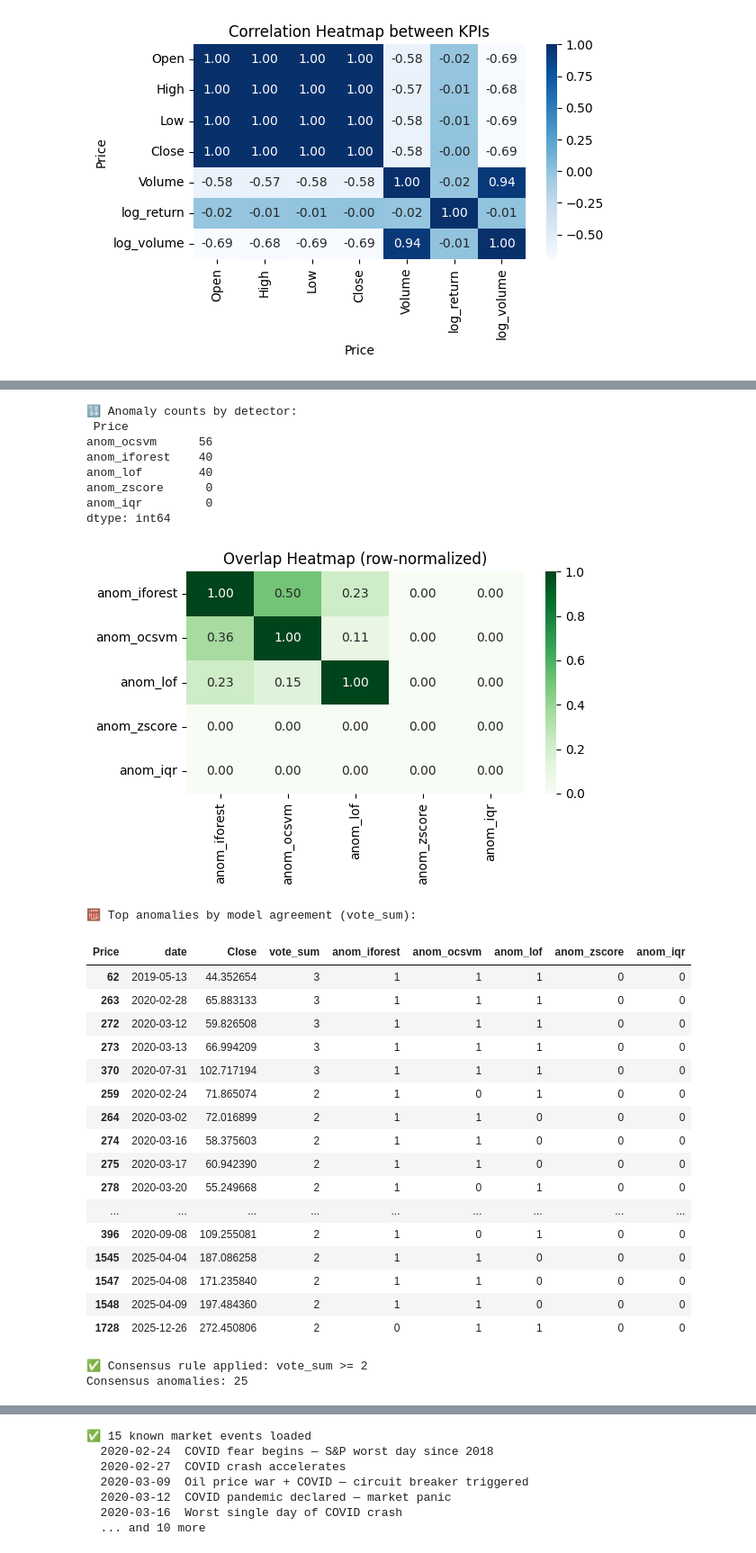
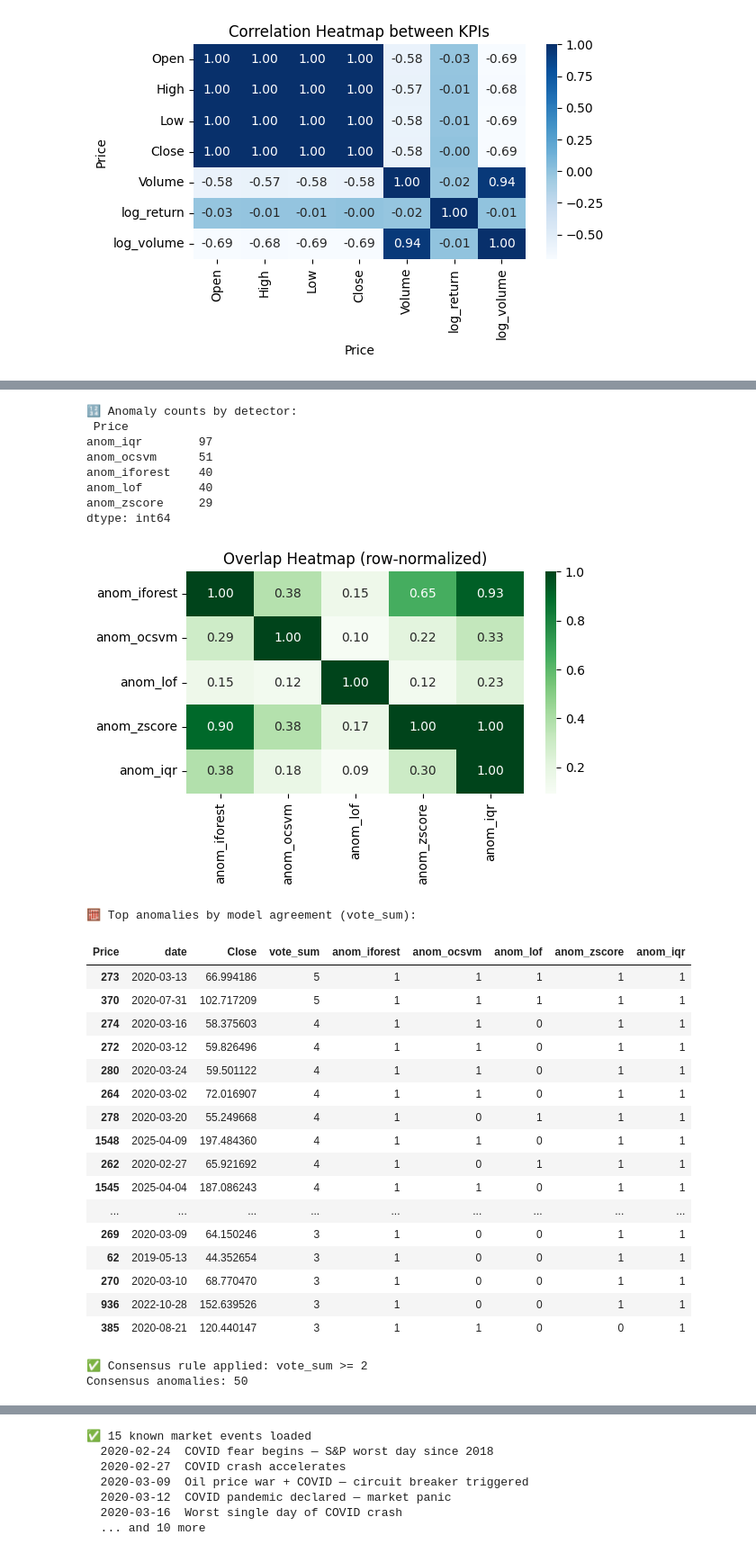
Before and after one commit to dhwanil1907/kpi-anomaly-detector, a Jupyter notebook: notebook/kpi.ipynb, the cells around one changed output, grey strips where cells are left out. Shown at 90% size. Cells and saved outputs as stored; diff of their text form; code cells hidden in the pictures.

```diff
--- a/notebook/kpi.ipynb
+++ b/notebook/kpi.ipynb
@@ -261,16 +261,8 @@ Shape: (1955, 17)
 # =========================================================
 
 # --- Feature columns for ML models ---
-_base_feat = [
-    TARGET,
-    f"{TARGET}_lag_7", f"{TARGET}_lag_28",
-    f"{TARGET}_rollmean_7", f"{TARGET}_rollstd_7",
-    f"{TARGET}_pct_change_1", f"{TARGET}_pct_change_7",
-    "log_return", "log_volume",
-    "dow", "month", "is_weekend",
-]
-# Include Volume if available (captures unusual trading activity)
-feature_cols = [c for c in _base_feat + ["Volume"] if c in df_feat.columns]
+# Stationary inputs only (returns/changes, not price levels), per the ADF result above
+feature_cols = feature_columns(df_feat, TARGET)
 
 X = df_feat[feature_cols].fillna(0).to_numpy()
 
@@ -285,8 +277,10 @@ decision_scores = iforest.decision_function(X)
 anomaly_flags   = (iforest.predict(X) == -1).astype(int)
 
 # --- Combine all results ---
-z, zmask = zscore_flags(df_feat[TARGET], 3.0)
-imask, _ = iqr_flags(df_feat[TARGET], 1.5)
+# Statistical baselines on 1-day % change: raw price trends, so z-score/IQR on levels flag nothing
+stat_series = df_feat[f"{TARGET}_pct_change_1"]
+z, zmask = zscore_flags(stat_series, 3.0)
+imask, _ = iqr_flags(stat_series, 1.5)
 
 df_det = df_feat[["date", TARGET]].copy()
 df_det["zscore"]        = z
@@ -453,58 +447,58 @@ plt.title("Overlap Heatmap (row-normalized)")
 plt.tight_layout()
 plt.show()
 
 # 4) Simple voting ensemble (sum of flags) and top anomalies table
 df_det["vote_sum"] = df_det[flag_cols].sum(axis=1)
 top_anoms = (df_det[df_det["vote_sum"] > 0]
-             .sort_values(["vote_sum", "date"], ascending=[False, True])
+             .sort_values(["vote_sum", "iforest_score"], ascending=[False, True])
              .loc[:, ["date", TARGET, "vote_sum"] + flag_cols]
              .head(20))
 
 print("🧮 Top anomalies by model agreement (vote_sum):")
 display(top_anoms)
 
 # 5) Optional: plot with a chosen consensus rule (e.g., vote_sum >= 2)
 CONSENSUS_K = 2  # change to 1 (any), 2 (at least two), 3 (strict), etc.
 df_det["anom_consensus"] = (df_det["vote_sum"] >= CONSENSUS_K).astype(int)
 
 print(f"✅ Consensus rule applied: vote_sum >= {CONSENSUS_K}")
 print("Consensus anomalies:", int(df_det["anom_consensus"].sum()))
 
 # Visualize consensus anomalies on the series
 plot_series_with_anoms(
     df_det, "date", TARGET, "anom_consensus",
     f"{CFG['data']['ticker']} {TARGET} — Consensus Anomalies (vote_sum ≥ {CONSENSUS_K})",
 ).show()
 # %% [output]
 🔢 Anomaly counts by detector:
  Price
-anom_ocsvm      56
+anom_iqr        97
+anom_ocsvm      51
 anom_iforest    40
 anom_lof        40
-anom_zscore      0
-anom_iqr         0
+anom_zscore     29
 dtype: int64
-[figure, old version]
+[figure, new version]
 🧮 Top anomalies by model agreement (vote_sum):
 | Price | date | Close | vote_sum | anom_iforest | anom_ocsvm | anom_lof | anom_zscore | anom_iqr |
-| 62 | 2019-05-13 | 44.352654 | 3 | 1 | 1 | 1 | 0 | 0 |
-| 263 | 2020-02-28 | 65.883133 | 3 | 1 | 1 | 1 | 0 | 0 |
-| 272 | 2020-03-12 | 59.826508 | 3 | 1 | 1 | 1 | 0 | 0 |
-| 273 | 2020-03-13 | 66.994209 | 3 | 1 | 1 | 1 | 0 | 0 |
-| 370 | 2020-07-31 | 102.717194 | 3 | 1 | 1 | 1 | 0 | 0 |
-| 259 | 2020-02-24 | 71.865074 | 2 | 1 | 0 | 1 | 0 | 0 |
-| 264 | 2020-03-02 | 72.016899 | 2 | 1 | 1 | 0 | 0 | 0 |
-| 274 | 2020-03-16 | 58.375603 | 2 | 1 | 1 | 0 | 0 | 0 |
-| 275 | 2020-03-17 | 60.942390 | 2 | 1 | 1 | 0 | 0 | 0 |
-| 278 | 2020-03-20 | 55.249668 | 2 | 1 | 0 | 1 | 0 | 0 |
+| 273 | 2020-03-13 | 66.994186 | 5 | 1 | 1 | 1 | 1 | 1 |
+| 370 | 2020-07-31 | 102.717209 | 5 | 1 | 1 | 1 | 1 | 1 |
+| 274 | 2020-03-16 | 58.375603 | 4 | 1 | 1 | 0 | 1 | 1 |
+| 272 | 2020-03-12 | 59.826496 | 4 | 1 | 1 | 0 | 1 | 1 |
+| 280 | 2020-03-24 | 59.501122 | 4 | 1 | 1 | 0 | 1 | 1 |
+| 264 | 2020-03-02 | 72.016907 | 4 | 1 | 1 | 0 | 1 | 1 |
+| 278 | 2020-03-20 | 55.249668 | 4 | 1 | 0 | 1 | 1 | 1 |
+| 1548 | 2025-04-09 | 197.484360 | 4 | 1 | 1 | 0 | 1 | 1 |
+| 262 | 2020-02-27 | 65.921692 | 4 | 1 | 0 | 1 | 1 | 1 |
+| 1545 | 2025-04-04 | 187.086243 | 4 | 1 | 1 | 0 | 1 | 1 |
 | ... | ... | ... | ... | ... | ... | ... | ... | ... |
-| 396 | 2020-09-08 | 109.255081 | 2 | 1 | 0 | 1 | 0 | 0 |
-| 1545 | 2025-04-04 | 187.086258 | 2 | 1 | 1 | 0 | 0 | 0 |
-| 1547 | 2025-04-08 | 171.235840 | 2 | 1 | 1 | 0 | 0 | 0 |
-| 1548 | 2025-04-09 | 197.484360 | 2 | 1 | 1 | 0 | 0 | 0 |
-| 1728 | 2025-12-26 | 272.450806 | 2 | 0 | 1 | 1 | 0 | 0 |
+| 269 | 2020-03-09 | 64.150246 | 3 | 1 | 0 | 0 | 1 | 1 |
+| 62 | 2019-05-13 | 44.352654 | 3 | 1 | 0 | 0 | 1 | 1 |
+| 270 | 2020-03-10 | 68.770470 | 3 | 1 | 0 | 0 | 1 | 1 |
+| 936 | 2022-10-28 | 152.639526 | 3 | 1 | 0 | 0 | 1 | 1 |
+| 385 | 2020-08-21 | 120.440147 | 3 | 1 | 1 | 0 | 0 | 1 |
 ✅ Consensus rule applied: vote_sum >= 2
-Consensus anomalies: 25
+Consensus anomalies: 50
 # %%
 # =========================================================
 # Stability: do models fit on different halves flag the same days?
```
Also changed, not shown: parts of 13 cells of this notebook, 6 other files.
